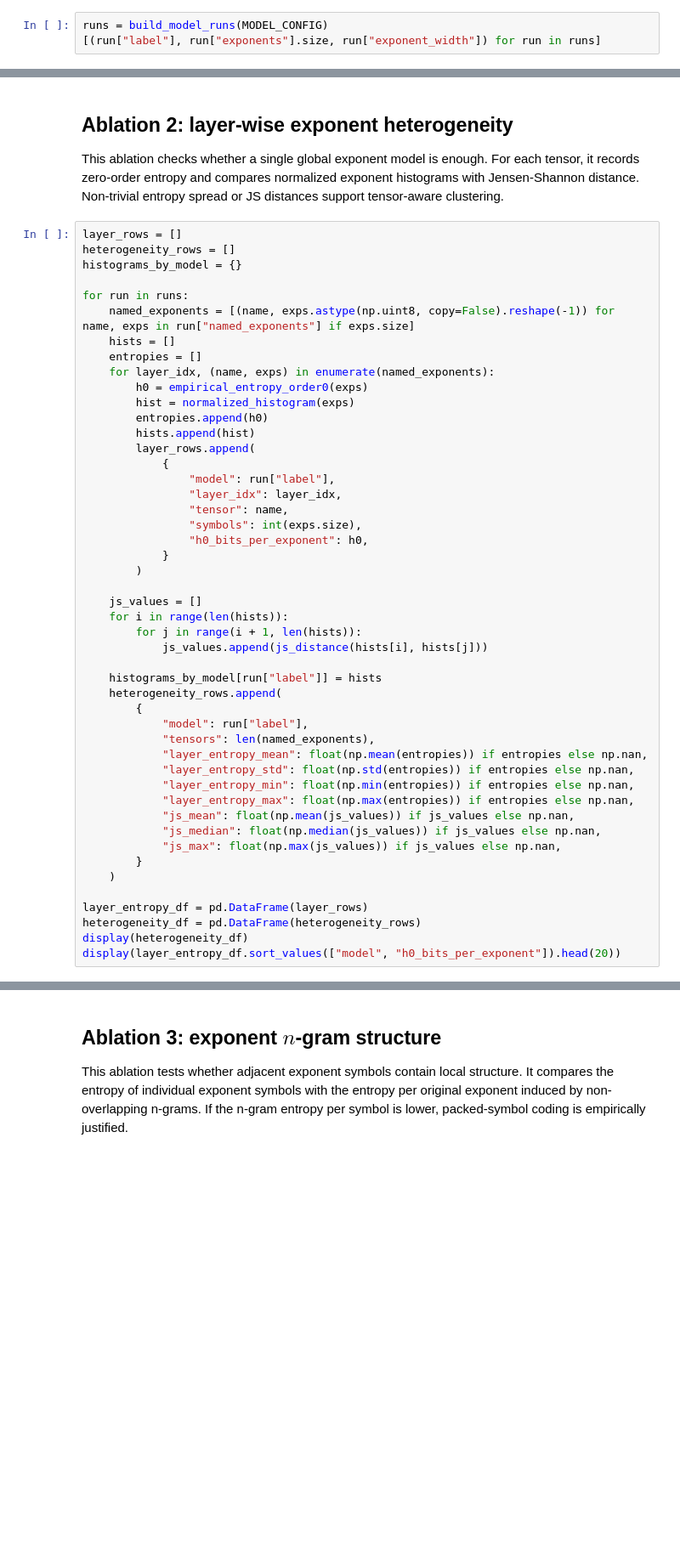
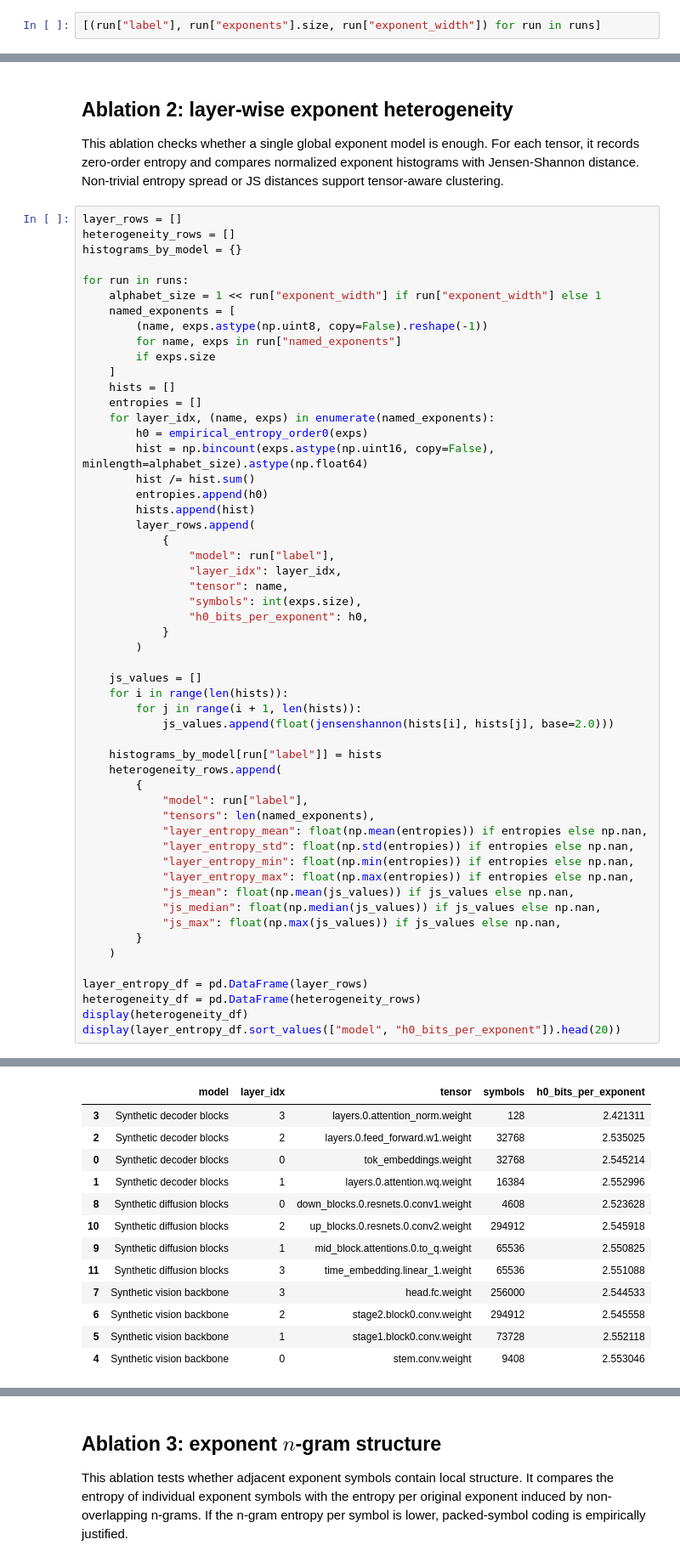
Before and after one commit to MartinEBravo/neuralzip, a Jupyter notebook: examples/ablations.ipynb, the cells around one changed output, grey strips where cells are left out. Shown at 85% size. Cells and saved outputs as stored; diff of their text form; blank space fills up the shorter version.

```diff
--- a/examples/ablations.ipynb
+++ b/examples/ablations.ipynb
@@ -161,3 +209,2 @@ def build_model_runs(model_config):
 # %%
-runs = build_model_runs(MODEL_CONFIG)
 [(run["label"], run["exponents"].size, run["exponent_width"]) for run in runs]
@@ -213,12 +271,18 @@ heterogeneity_rows = []
 histograms_by_model = {}
 
 for run in runs:
-    named_exponents = [(name, exps.astype(np.uint8, copy=False).reshape(-1)) for name, exps in run["named_exponents"] if exps.size]
+    alphabet_size = 1 << run["exponent_width"] if run["exponent_width"] else 1
+    named_exponents = [
+        (name, exps.astype(np.uint8, copy=False).reshape(-1))
+        for name, exps in run["named_exponents"]
+        if exps.size
+    ]
     hists = []
     entropies = []
     for layer_idx, (name, exps) in enumerate(named_exponents):
         h0 = empirical_entropy_order0(exps)
-        hist = normalized_histogram(exps)
+        hist = np.bincount(exps.astype(np.uint16, copy=False), minlength=alphabet_size).astype(np.float64)
+        hist /= hist.sum()
         entropies.append(h0)
         hists.append(hist)
         layer_rows.append(
@@ -234,7 +298,7 @@ for run in runs:
     js_values = []
     for i in range(len(hists)):
         for j in range(i + 1, len(hists)):
-            js_values.append(js_distance(hists[i], hists[j]))
+            js_values.append(float(jensenshannon(hists[i], hists[j], base=2.0)))
 
     histograms_by_model[run["label"]] = hists
     heterogeneity_rows.append(
@@ -255,3 +319,4 @@ layer_entropy_df = pd.DataFrame(layer_rows)
 heterogeneity_df = pd.DataFrame(heterogeneity_rows)
 display(heterogeneity_df)
 display(layer_entropy_df.sort_values(["model", "h0_bits_per_exponent"]).head(20))
+# %% [output]
@@ -258,3 +327,16 @@ display(layer_entropy_df.sort_values(["model", "h0_bits_per_exponent"]).head(20)
+|  | model | layer_idx | tensor | symbols | h0_bits_per_exponent |
+| 3 | Synthetic decoder blocks | 3 | layers.0.attention_norm.weight | 128 | 2.421311 |
+| 2 | Synthetic decoder blocks | 2 | layers.0.feed_forward.w1.weight | 32768 | 2.535025 |
+| 0 | Synthetic decoder blocks | 0 | tok_embeddings.weight | 32768 | 2.545214 |
+| 1 | Synthetic decoder blocks | 1 | layers.0.attention.wq.weight | 16384 | 2.552996 |
+| 8 | Synthetic diffusion blocks | 0 | down_blocks.0.resnets.0.conv1.weight | 4608 | 2.523628 |
+| 10 | Synthetic diffusion blocks | 2 | up_blocks.0.resnets.0.conv2.weight | 294912 | 2.545918 |
+| 9 | Synthetic diffusion blocks | 1 | mid_block.attentions.0.to_q.weight | 65536 | 2.550825 |
+| 11 | Synthetic diffusion blocks | 3 | time_embedding.linear_1.weight | 65536 | 2.551088 |
+| 7 | Synthetic vision backbone | 3 | head.fc.weight | 256000 | 2.544533 |
+| 6 | Synthetic vision backbone | 2 | stage2.block0.conv.weight | 294912 | 2.545558 |
+| 5 | Synthetic vision backbone | 1 | stage1.block0.conv.weight | 73728 | 2.552118 |
+| 4 | Synthetic vision backbone | 0 | stem.conv.weight | 9408 | 2.553046 |
 # %%
 if not layer_entropy_df.empty:
     fig, axes = plt.subplots(1, 2, figsize=(11, 4.2))
```
Also changed, not shown: parts of 12 cells of this notebook, 58 other files.
